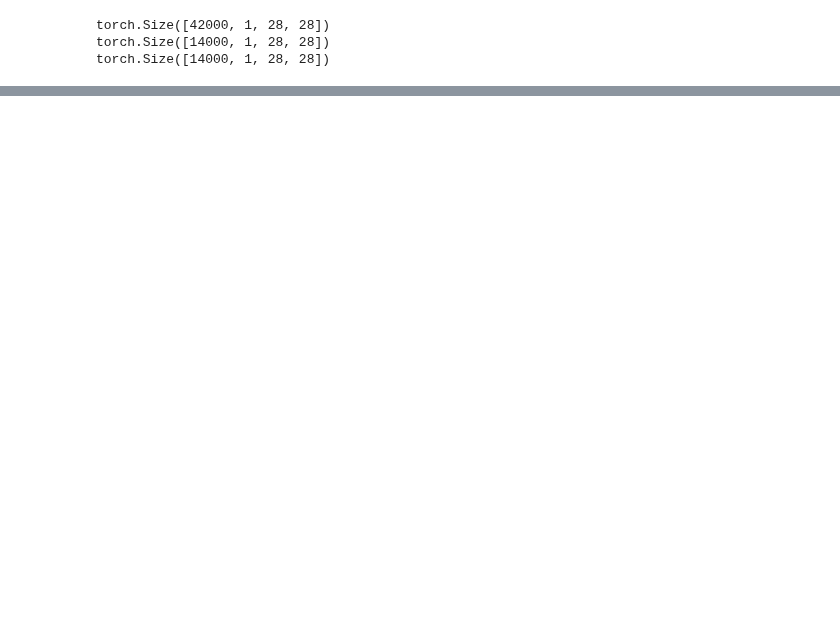
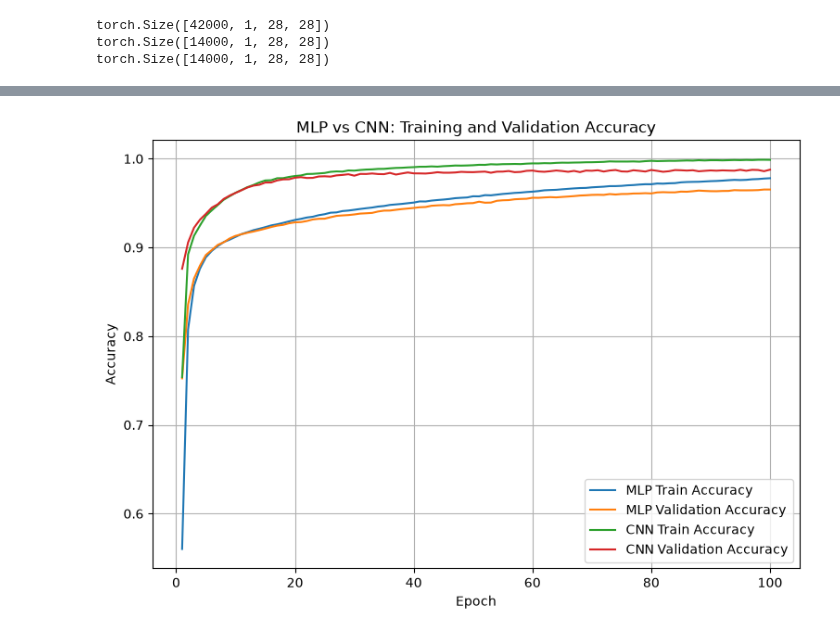
Before and after one commit to RITO20/ju_lab, a Jupyter notebook: ks_lab/exp1/exp_1.ipynb, the cells around one changed output, grey strips where cells are left out. Cells and saved outputs as stored; diff of their text form; code cells hidden in the pictures; blank space fills up the shorter version.

```diff
--- a/ks_lab/exp1/exp_1.ipynb
+++ b/ks_lab/exp1/exp_1.ipynb
@@ -638,0 +754,42 @@ plt.show()
+# %%
+# ============================================
+# Training vs Validation Accuracy
+# MLP vs CNN
+# ============================================
+
+plt.figure(figsize=(9, 6))
+
+plt.plot(
+    range(1, len(train_accuracies_mlp) + 1),
+    train_accuracies_mlp,
+    label="MLP Train Accuracy"
+)
+
+plt.plot(
+    range(1, len(val_accuracies_mlp) + 1),
+    val_accuracies_mlp,
+    label="MLP Validation Accuracy"
+)
+
+plt.plot(
+    range(1, len(train_accuracies) + 1),
+    train_accuracies,
+    label="CNN Train Accuracy"
+)
+
+plt.plot(
+    range(1, len(val_accuracies) + 1),
+    val_accuracies,
+    label="CNN Validation Accuracy"
+)
+
+plt.xlabel("Epoch")
+plt.ylabel("Accuracy")
+plt.title("MLP vs CNN: Training and Validation Accuracy")
+
+plt.legend()
+plt.grid()
+
+plt.show()
+# %% [output]
+[figure, added]
```
Also changed, not shown: parts of 20 cells of this notebook, 15 other files.
